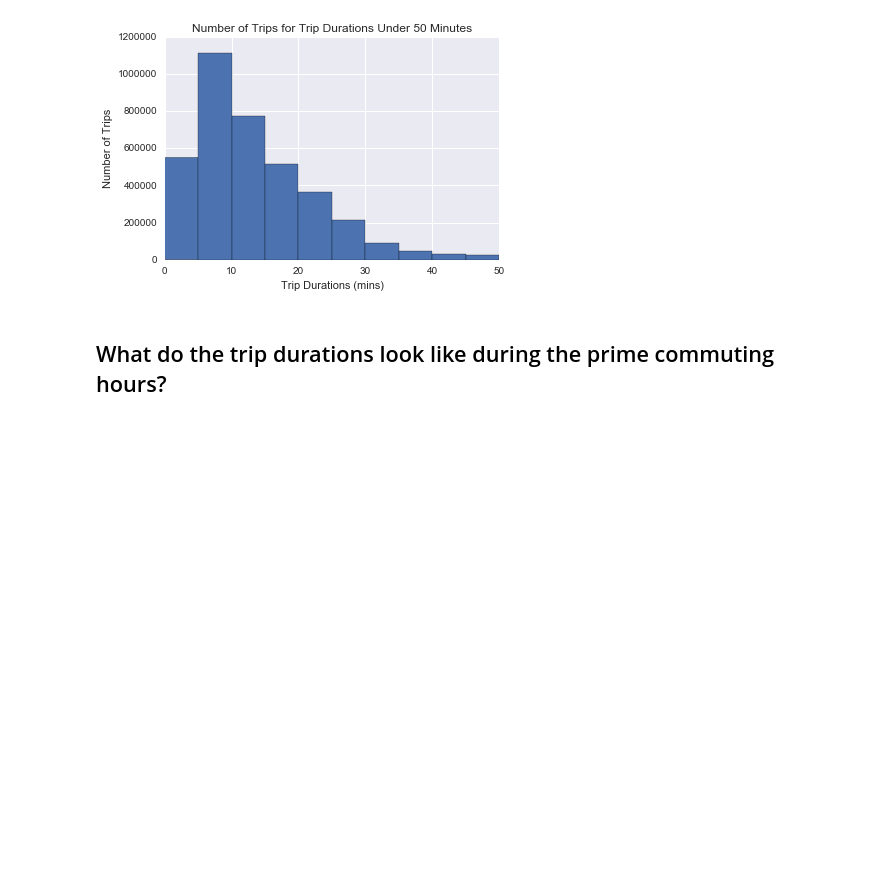
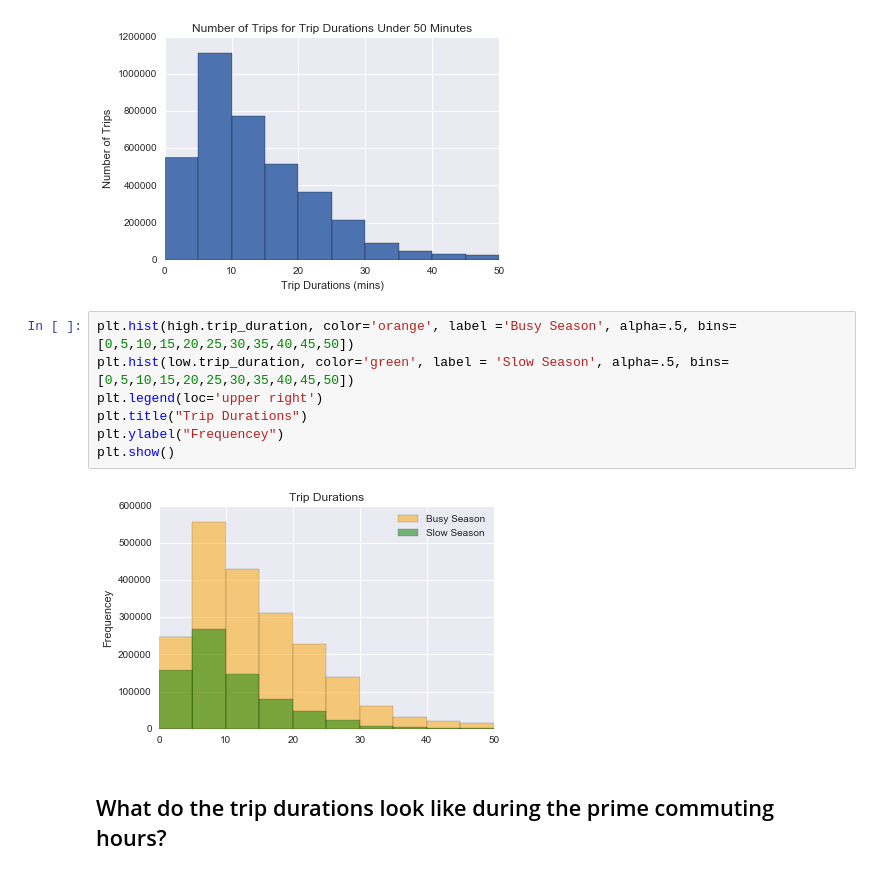
Before and after one commit to dgeihsler15/Springboard, a Jupyter notebook: Capstone1/EDA.ipynb, the cells around one changed output. Drawn from its saved outputs; the diff is of its cells as text; blank space fills up the shorter version.

```diff
--- a/Capstone1/EDA.ipynb
+++ b/Capstone1/EDA.ipynb
@@ -527,6 +528,15 @@ plt.ylabel('Number of Trips')
 plt.show()
 # %% [output]
 [figure]
+# %%
+plt.hist(high.trip_duration, color='orange', label ='Busy Season', alpha=.5, bins=[0,5,10,15,20,25,30,35,40,45,50])
+plt.hist(low.trip_duration, color='green', label = 'Slow Season', alpha=.5, bins=[0,5,10,15,20,25,30,35,40,45,50])
+plt.legend(loc='upper right')
+plt.title("Trip Durations")
+plt.ylabel("Frequencey")
+plt.show()
+# %% [output]
+[figure, added]
 # %% [markdown]
 ## What do the trip durations look like during the prime commuting hours?
 # %%
```
Also changed, not shown: parts of 3 cells of this notebook.
